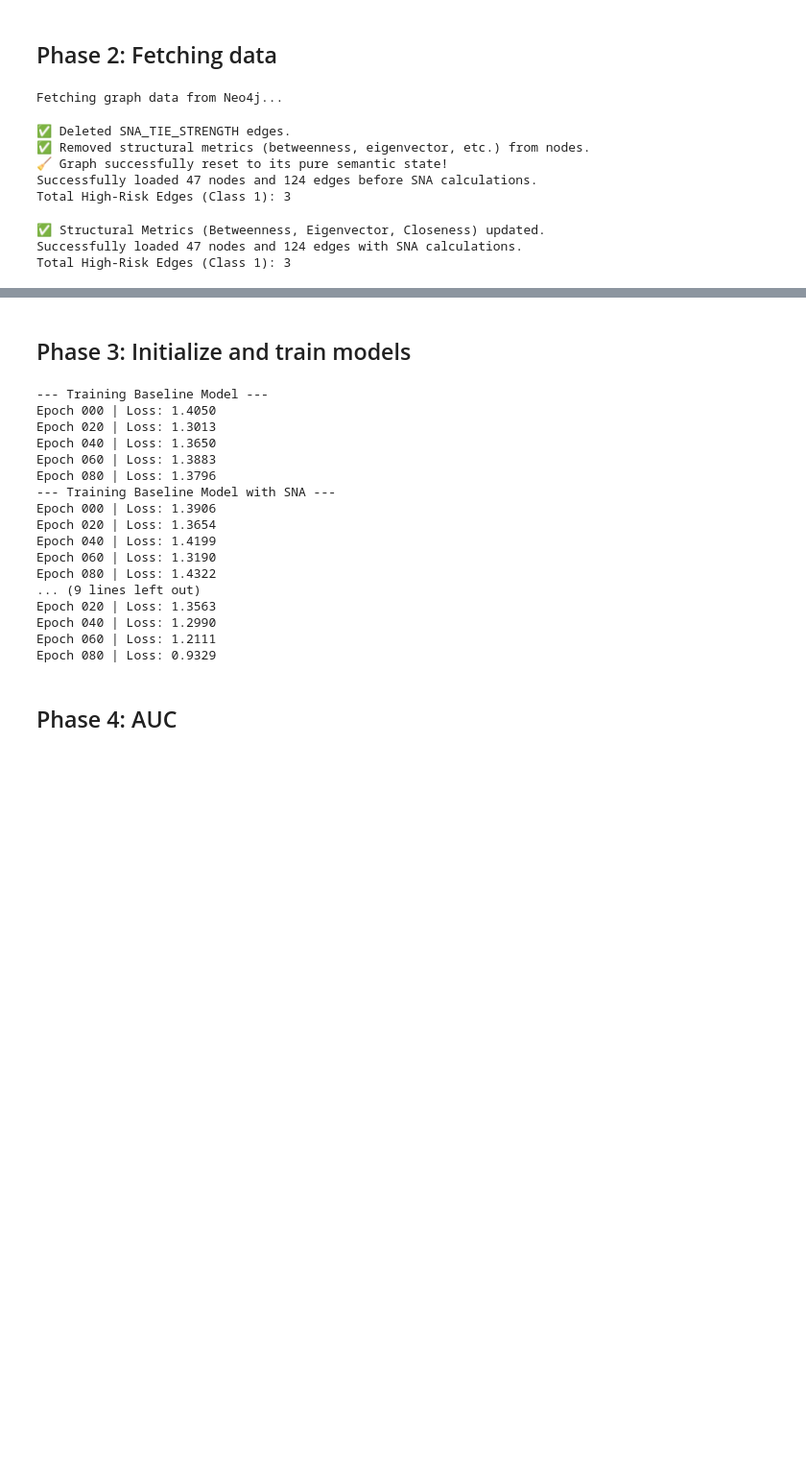
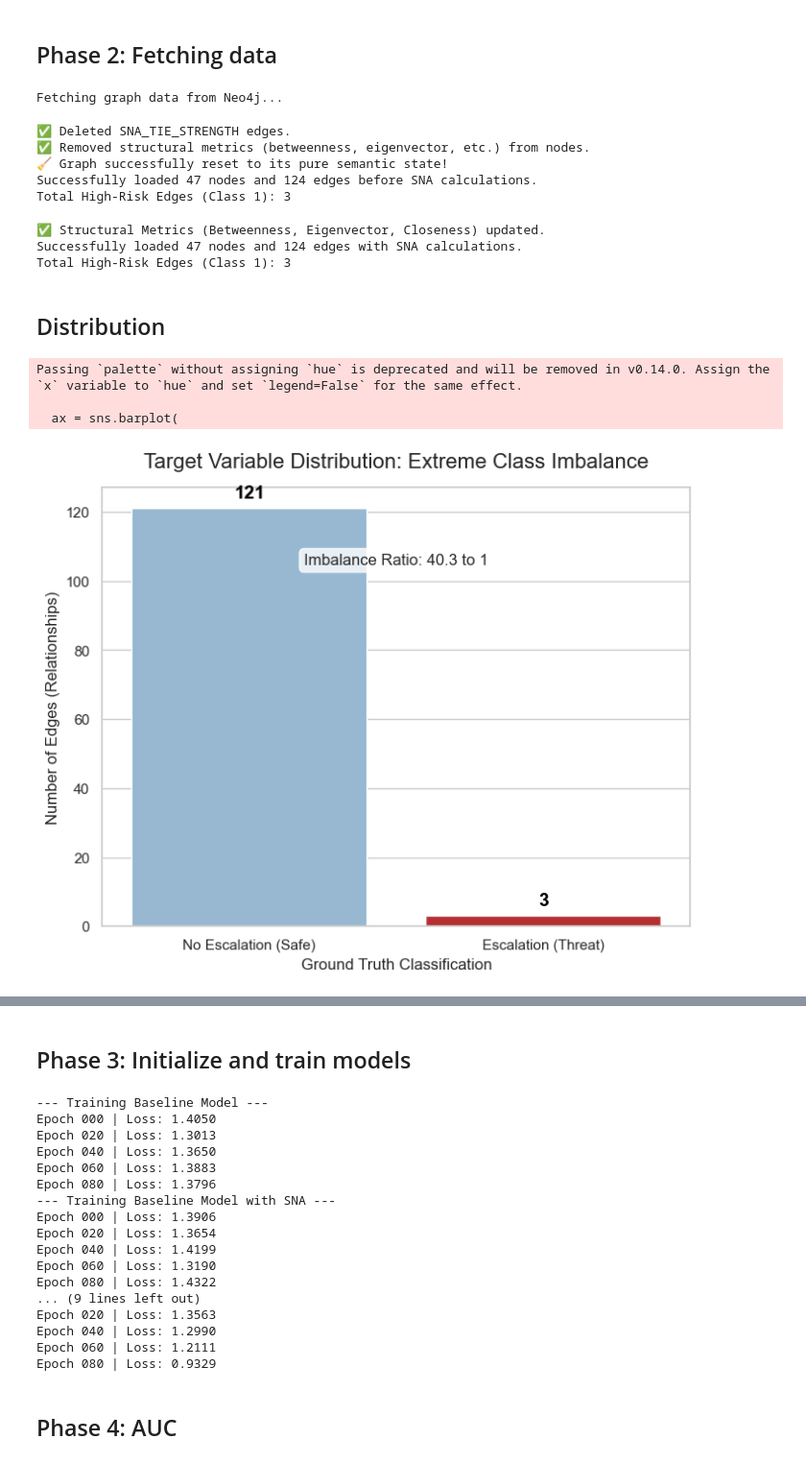
Before and after one commit to mdyagual/sna-for-oms-project, a Jupyter notebook: notebooks/risk_prediction_overview.ipynb, the cells around one changed output, grey strips where cells are left out. Shown at 96% size. Saved outputs shown, nothing was run; the diff lists cells and outputs as text; code cells hidden in the pictures; blank space fills up the shorter version.

Commit message:
feat: :sparkles: Data distribution
Class imbalance and continuous data distribution of input SNA metrics

```diff
--- a/notebooks/risk_prediction_overview.ipynb
+++ b/notebooks/risk_prediction_overview.ipynb
@@ -77,3 +77,65 @@ print(f"Total High-Risk Edges (Class 1): {int(enriched_data_sna.y.sum().item())}
 ✅ Structural Metrics (Betweenness, Eigenvector, Closeness) updated.
 Successfully loaded 47 nodes and 124 edges with SNA calculations.
 Total High-Risk Edges (Class 1): 3
+# %% [markdown]
+## Distribution
+# %%
+import matplotlib.pyplot as plt
+import seaborn as sns
+import numpy as np
+
+# 1. Extract the ground-truth labels from your PyTorch Geometric object
+# We use .cpu().numpy() to safely convert it from a PyTorch tensor to a standard array
+y_true = enriched_data_sna.y.cpu().numpy()
+
+# 2. Count the exact occurrences of 0s and 1s
+unique, counts = np.unique(y_true, return_counts=True)
+class_counts = dict(zip(unique, counts))
+
+safe_count = class_counts.get(0, 0)
+threat_count = class_counts.get(1, 0)
+
+# 3. Set up the academic aesthetic
+plt.figure(figsize=(8, 6))
+sns.set_theme(style="whitegrid") # Clean, professional background
+
+# 4. Create the bar chart
+# We use a calm blue for Safe (0) and a harsh crimson for Threat (1) to tell a visual story
+ax = sns.barplot(
+    x=['No Escalation (Safe)', 'Escalation (Threat)'],
+    y=[safe_count, threat_count],
+    palette=['#8ebad9', '#cb181d']
+)
+
+# 5. Add exact numbers on top of the bars (Professors love exact numbers)
+for p in ax.patches:
+    ax.annotate(f'{int(p.get_height())}',
+                (p.get_x() + p.get_width() / 2., p.get_height()),
+                ha='center', va='bottom',
+                fontsize=14, fontweight='bold', color='black',
+                xytext=(0, 5), textcoords='offset points')
+
+# 6. Formatting for the thesis
+plt.title('Target Variable Distribution: Extreme Class Imbalance', fontsize=16, pad=15)
+plt.ylabel('Number of Edges (Relationships)', fontsize=12)
+plt.xlabel('Ground Truth Classification', fontsize=12)
+
+# Optional: Add a text box explaining the imbalance ratio
+imbalance_ratio = safe_count / threat_count if threat_count > 0 else 0
+textstr = f'Imbalance Ratio: {imbalance_ratio:.1f} to 1'
+plt.text(0.5, 0.85, textstr, transform=ax.transAxes, fontsize=12,
+         verticalalignment='top', horizontalalignment='center',
+         bbox=dict(boxstyle='round', facecolor='white', alpha=0.8))
+
+# 7. Save and display
+# Assuming 'timestamp' is still defined in your notebook
+import datetime
+timestamp_dist = datetime.datetime.now().strftime("%Y%m%d_%H%M%S")
+plt.savefig(f"class_distribution_{timestamp_dist}.png", dpi=300, bbox_inches='tight')
+
+plt.show()
+# %% [output]
+Passing `palette` without assigning `hue` is deprecated and will be removed in v0.14.0. Assign the `x` variable to `hue` and set `legend=False` for the same effect.
+
+  ax = sns.barplot(
+[figure, added]
```
Also changed, not shown: parts of 7 cells of this notebook.
